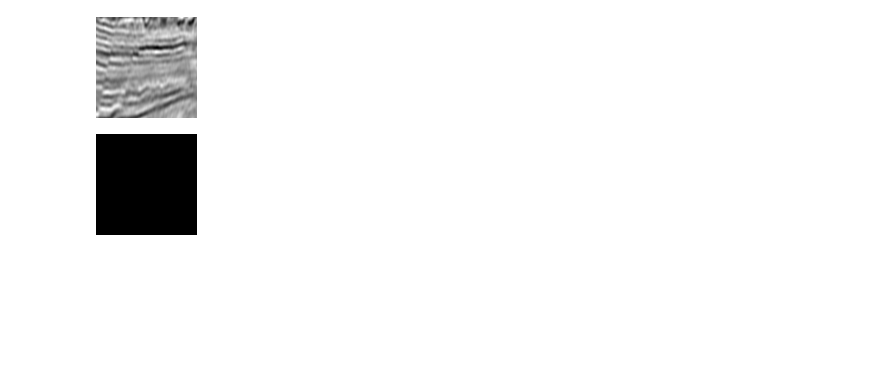
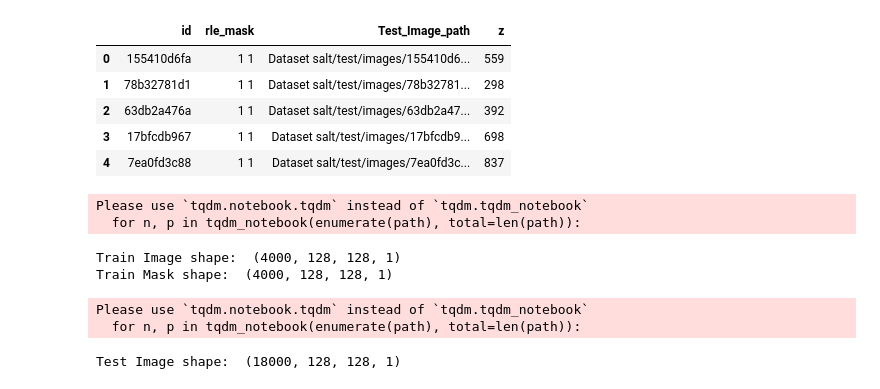
Before and after one commit to wendeljuliao/Salt-Kaggle, a Jupyter notebook: identifySalt.ipynb, the cells around one changed output. Cells and saved outputs as stored; diff of their text form; code cells hidden in the pictures; blank space fills up the shorter version.

```diff
--- a/identifySalt.ipynb
+++ b/identifySalt.ipynb
@@ -53,15 +70,0 @@ Dataset salt/train/train_images/images\00cda0328c.png | Dataset salt/train/train
-# %%
-from IPython.display import Image, display
-from tensorflow.keras.preprocessing.image import load_img
-import PIL
-from PIL import ImageOps
-
-# Display input image #7
-display(Image(filename=input_img_paths[9]))
-
-# Display auto-contrast version of corresponding target (per-pixel categories)
-img = PIL.ImageOps.autocontrast(load_img(target_img_paths[9]))
-display(img)
-# %% [output]
-[figure, removed]
-[figure, removed]
@@ -101,0 +71,55 @@ class Salt(keras.utils.Sequence):
+# %%
+df_Test_path.head()
+# %% [output]
+|  | id | rle_mask | Test_Image_path | z |
+| 0 | 155410d6fa | 1 1 | Dataset salt/test/images/155410d6... | 559 |
+| 1 | 78b32781d1 | 1 1 | Dataset salt/test/images/78b32781... | 298 |
+| 2 | 63db2a476a | 1 1 | Dataset salt/test/images/63db2a47... | 392 |
+| 3 | 17bfcdb967 | 1 1 | Dataset salt/test/images/17bfcdb9... | 698 |
+| 4 | 7ea0fd3c88 | 1 1 | Dataset salt/test/images/7ea0fd3c... | 837 |
+# %%
+def read_image(path, img_height, img_width, img_chan):
+    pixel = np.zeros((len(path), img_height, img_width, img_chan), dtype=np.float32)
+
+    for n, p in tqdm_notebook(enumerate(path), total=len(path)):
+
+        img = load_img(p)
+        x = img_to_array(img)[:,:,1]
+        x = resize(x, (128, 128, 1), mode='constant', preserve_range=True)
+        x = x / 255
+        pixel[n]= x
+
+    return pixel
+
+img_height = 128
+img_width = 128
+img_chan = 1
+Train_Image_pixel = read_image(df_Train_path.Train_Image_path, img_height, img_width, img_chan)
+Train_Mask_pixel = read_image(df_Train_path.Train_Mask_path, img_height, img_width, img_chan)
+
+print('Train Image shape: ',Train_Image_pixel.shape)
+print('Train Mask shape: ',Train_Mask_pixel.shape)
+# %% [output]
+Please use `tqdm.notebook.tqdm` instead of `tqdm.tqdm_notebook`
+  for n, p in tqdm_notebook(enumerate(path), total=len(path)):
+Train Image shape:  (4000, 128, 128, 1)
+Train Mask shape:  (4000, 128, 128, 1)
+# %%
+def read_image2(path,img_height,img_width,img_chan):
+    pixel=np.zeros((len(path), img_height, img_width, img_chan),dtype=np.float32)
+    sizes_test = []
+    for n, p in tqdm_notebook(enumerate(path), total=len(path)):
+        img = load_img(p)
+        x = img_to_array(img)[:,:,1]
+        sizes_test.append([x.shape[0], x.shape[1]])
+        x = resize(x, (128, 128, 1), mode='constant', preserve_range=True)
+        x=x/255
+        pixel[n]=x
+    return pixel,sizes_test
+
+Test_Image_pixel,sizes_test=read_image2(df_Test_path.Test_Image_path,img_height,img_width,img_chan)
+print('Test Image shape: ',Test_Image_pixel.shape)
+# %% [output]
+Please use `tqdm.notebook.tqdm` instead of `tqdm.tqdm_notebook`
+  for n, p in tqdm_notebook(enumerate(path), total=len(path)):
+Test Image shape:  (18000, 128, 128, 1)
```
Also changed, not shown: parts of 11 cells of this notebook.
